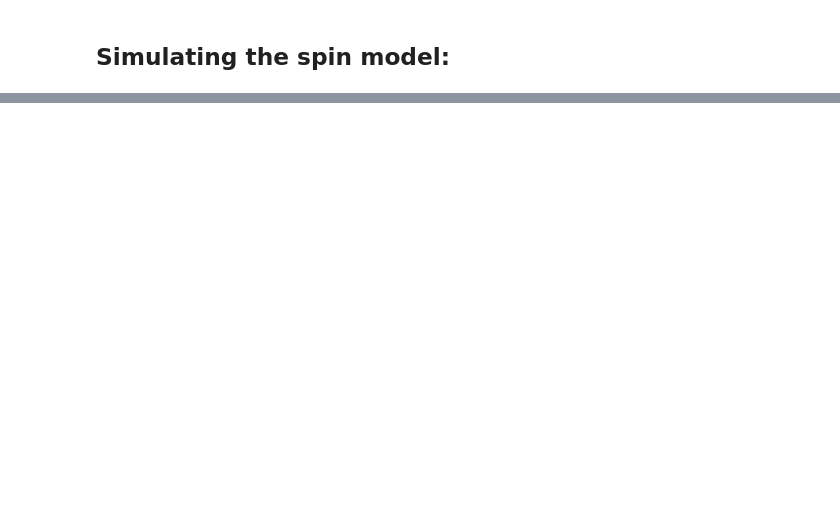
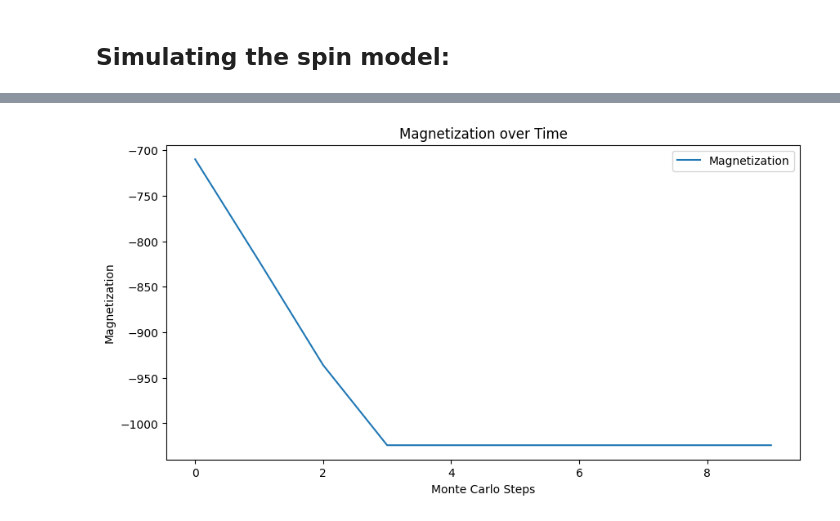
Before and after one commit to eghirardo/ising-markets, a Jupyter notebook: Code/Bornholdt.ipynb, the cells around one changed output, grey strips where cells are left out. Cells and saved outputs as stored; diff of their text form; code cells hidden in the pictures; blank space fills up the shorter version.

```diff
--- a/Code/Bornholdt.ipynb
+++ b/Code/Bornholdt.ipynb
@@ -79 +80,97 @@ model.plot_lattice(spin_series=spin_series, interactive=True)
 interactive(children=(IntSlider(value=0, description='t', max=999), Output()), _dom_classes=('widget-interact'…
+# %%
+# logic partly from https://stackoverflow.com/questions/16329403/how-can-you-make-an-adjacency-matrix-which-would-emulate-a-2d-grid
+
+def lattice_2d_connection_matrix(dim):
+    offdi = la.circulant([0,1] + [0]*(dim-3) + [1])
+    I = np.eye(dim)
+    return np.kron(offdi,I) + np.kron(I,offdi)
+
+mat = lattice_2d_connection_matrix(5)
+np.sum(mat[2]*2)
+# %%
+def local_field(model, i):
+    """Compute the local field at site i"""
+    total_neighbors = np.sum(model.connection_matrix[i] * model.spins)
+    magnetization = np.sum(model.spins) / len(model.spins)
+    return model.J * total_neighbors - model.alpha * model.spins[i] * magnetization
+# %%
+class SpinMarketModel:
+    def __init__(self, size=1024, J=1, alpha=4, T=1.5, steps=10000, local_field_func=None, connection_matrix=None):
+        self.size = size
+        self.J = J  # Ferromagnetic coupling
+        self.alpha = alpha  # Global anti-ferromagnetic coupling
+        self.T = T  # Temperature
+        self.steps = steps  # Number of Monte Carlo sweeps
+        self.spins = np.random.choice([-1, 1], size)  # Initialize spins randomly
+        self.local_field_func = local_field_func
+        self.connection_matrix = connection_matrix if connection_matrix is not None else np.ones((size, size)) - np.eye(size)
+
+    def metropolis_step(self):
+        """Perform a single Metropolis update"""
+        print('step done')
+        for _ in range(self.size * self.size):
+            i = np.random.randint(0, self.size)
+            # here we neglect the boltzmann constant as it has no physical meaning in our application
+            p = 1/(1 + np.exp(-2 * self.local_field_func(self, i) / self.T))
+            if np.random.rand() < p:
+                self.spins[i] = +1
+            else:
+                self.spins[i] = -1
+
+    def run_simulation(self):
+        """Run the Monte Carlo simulation"""
+        spin_series = []
+        for step in range(self.steps):
+            self.metropolis_step()
+            spin_series.append(np.copy(self.spins))
+        return spin_series
+
+    def plot_magnetization(self, spin_series):
+        """Plot the time series of magnetization"""
+        magnetization_series = [np.sum(spin) for spin in spin_series]
+        plt.figure(figsize=(10, 5))
+        plt.plot(magnetization_series, label="Magnetization")
+        plt.xlabel("Monte Carlo Steps")
+        plt.ylabel("Magnetization")
+        plt.title("Magnetization over Time")
+        plt.legend()
+        plt.show()
+
+
+
+class SpinMarketModel2dLattice(SpinMarketModel):
+    def __init__(self, side=32, J=1, alpha=4, T=1.5, steps=10000, local_field_func=None):
+        self.size = side**2
+        self.J = J  # Ferromagnetic coupling
+        self.alpha = alpha  # Global anti-ferromagnetic coupling
+        self.T = T  # Temperature
+        self.steps = steps  # Number of Monte Carlo sweeps
+        self.spins = np.random.choice([-1, 1], (self.size))  # Initialize spins randomly
+        self.local_field_func = local_field_func
+        self.connection_matrix = lattice_2d_connection_matrix(side)
+
+    def plot_lattice(self, spin_series, t=None, interactive=False):
+        """
+        Plots the 2D lattice at time t.
+        """
+        if t is None:
+            t = len(spin_series) - 1
+        if interactive:
+            interact(lambda t: self.plot_lattice(spin_series, t), t=IntSlider(min=0, max=len(spin_series)-1, step=1, value=0))
+        else:
+            side = int(np.sqrt(self.size))
+            plt.figure(figsize=(8, 8))
+            plt.imshow(spin_series[t].reshape(side, side), cmap='binary', interpolation='none')
+            plt.title(f'Lattice at time t={t}')
+            plt.colorbar(label='Value')
+            plt.show()
+
+
+
+# Running the simulation
+model = SpinMarketModel2dLattice(side=32, J=1, alpha=4, T=1.5, steps=10, local_field_func=local_field)
+spin_series = model.run_simulation()
+model.plot_magnetization(spin_series)
+model.plot_lattice(spin_series=spin_series, interactive=True)
+# %% [output]
@@ -79,0 +187 @@ interactive(children=(IntSlider(value=0, description='t', max=999), Output()), _
+[figure, added]
```
Also changed, not shown: parts of 4 cells of this notebook.
